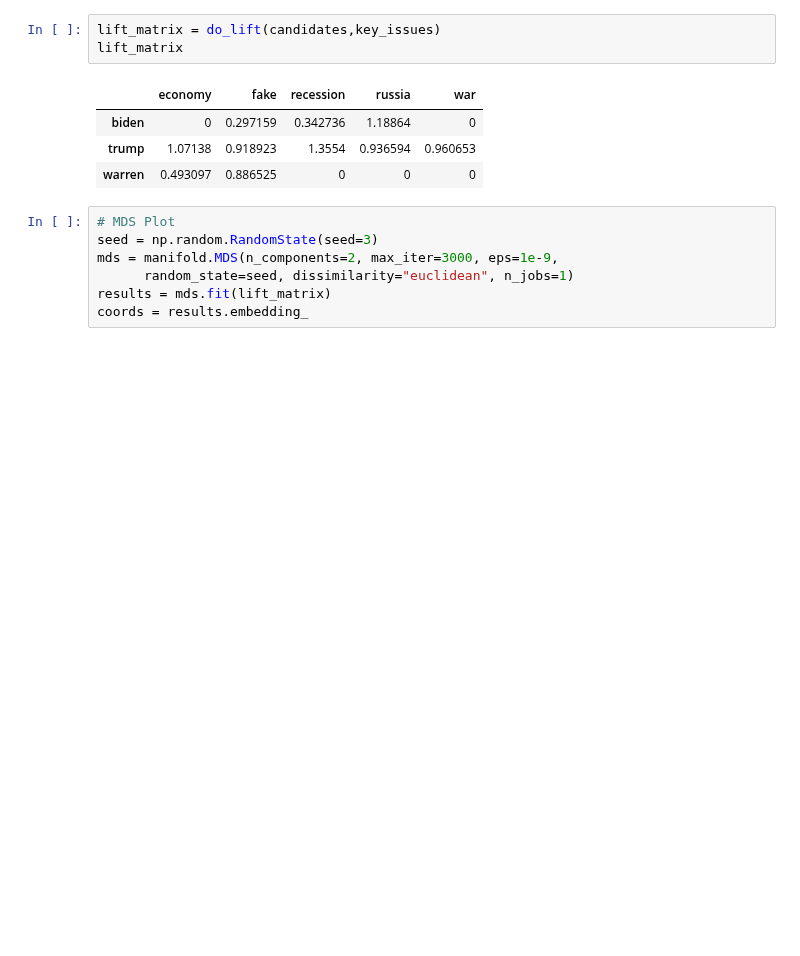
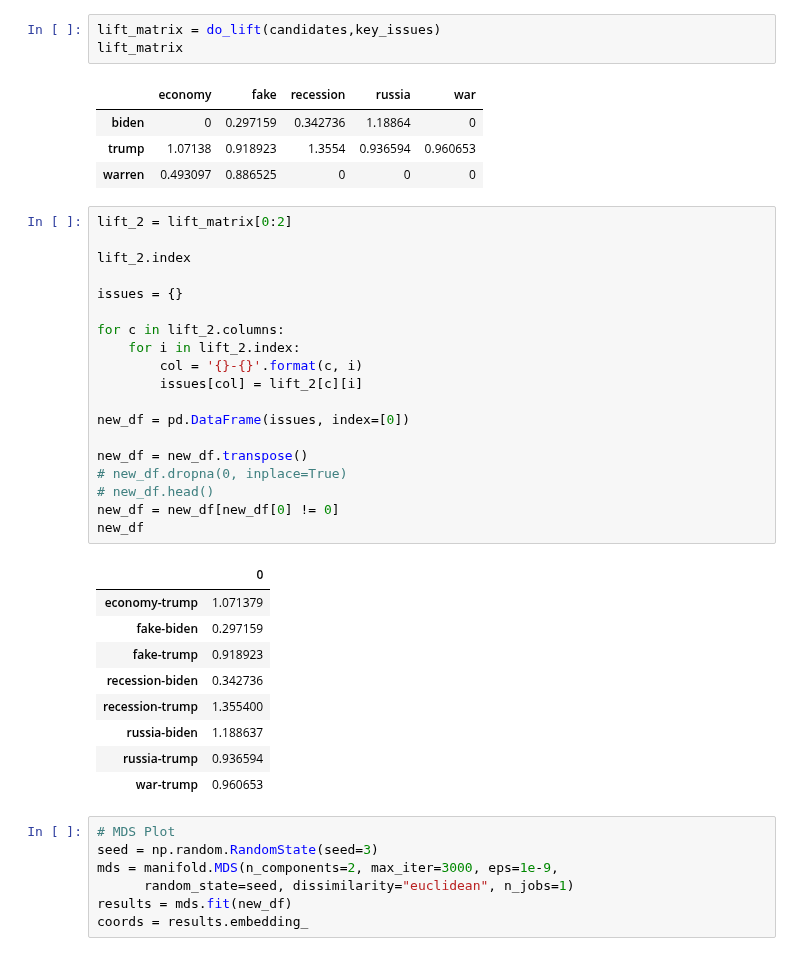
Before and after one commit to abhi-vik/ugc-analytics, a Jupyter notebook: assignments/second/assignment-2.ipynb, the cells around one changed output. Saved outputs shown, nothing was run; the diff lists cells and outputs as text; blank space fills up the shorter version.

```diff
--- a/assignments/second/assignment-2.ipynb
+++ b/assignments/second/assignment-2.ipynb
@@ -327,12 +327,41 @@ lift_matrix
 | biden | 0 | 0.297159 | 0.342736 | 1.18864 | 0 |
 | trump | 1.07138 | 0.918923 | 1.3554 | 0.936594 | 0.960653 |
 | warren | 0.493097 | 0.886525 | 0 | 0 | 0 |
+# %%
+lift_2 = lift_matrix[0:2]
+
+lift_2.index
+
+issues = {}
+
+for c in lift_2.columns:
+    for i in lift_2.index:
+        col = '{}-{}'.format(c, i)
+        issues[col] = lift_2[c][i]
+
+new_df = pd.DataFrame(issues, index=[0])
+
+new_df = new_df.transpose()
+# new_df.dropna(0, inplace=True)
+# new_df.head()
+new_df = new_df[new_df[0] != 0]
+new_df
+# %% [output]
+|  | 0 |
+| economy-trump | 1.071379 |
+| fake-biden | 0.297159 |
+| fake-trump | 0.918923 |
+| recession-biden | 0.342736 |
+| recession-trump | 1.355400 |
+| russia-biden | 1.188637 |
+| russia-trump | 0.936594 |
+| war-trump | 0.960653 |
 # %%
 # MDS Plot
 seed = np.random.RandomState(seed=3)
 mds = manifold.MDS(n_components=2, max_iter=3000, eps=1e-9,
       random_state=seed, dissimilarity="euclidean", n_jobs=1)
-results = mds.fit(lift_matrix)
+results = mds.fit(new_df)
 coords = results.embedding_
 # %%
 plt.figure(num=None, figsize=(8, 6), dpi=80, facecolor='w', edgecolor='k')
```
Also changed, not shown: parts of 1 cell of this notebook.
